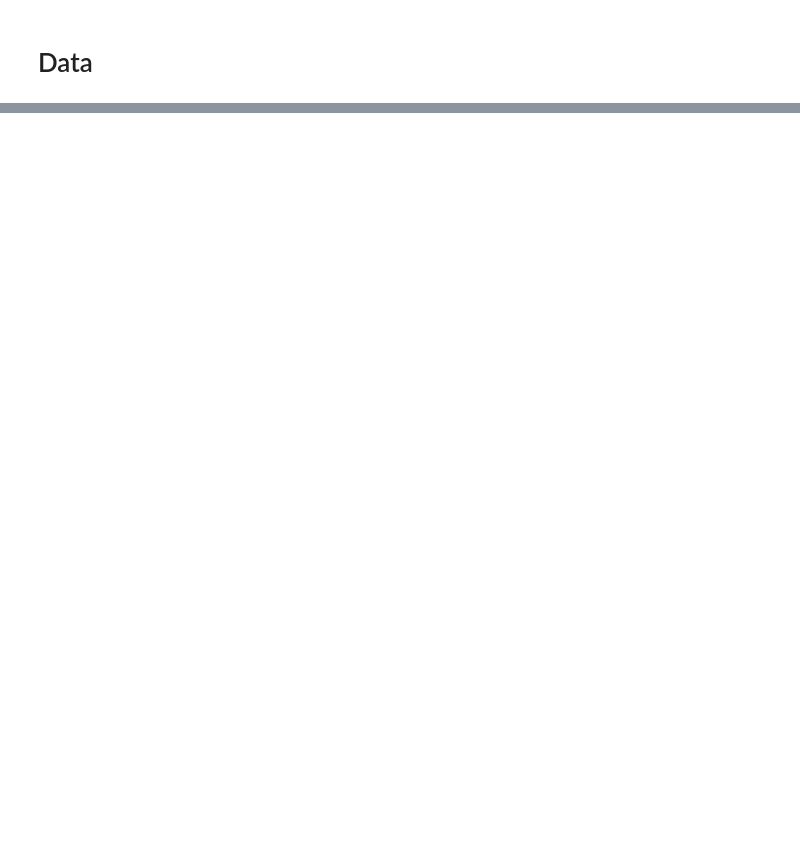
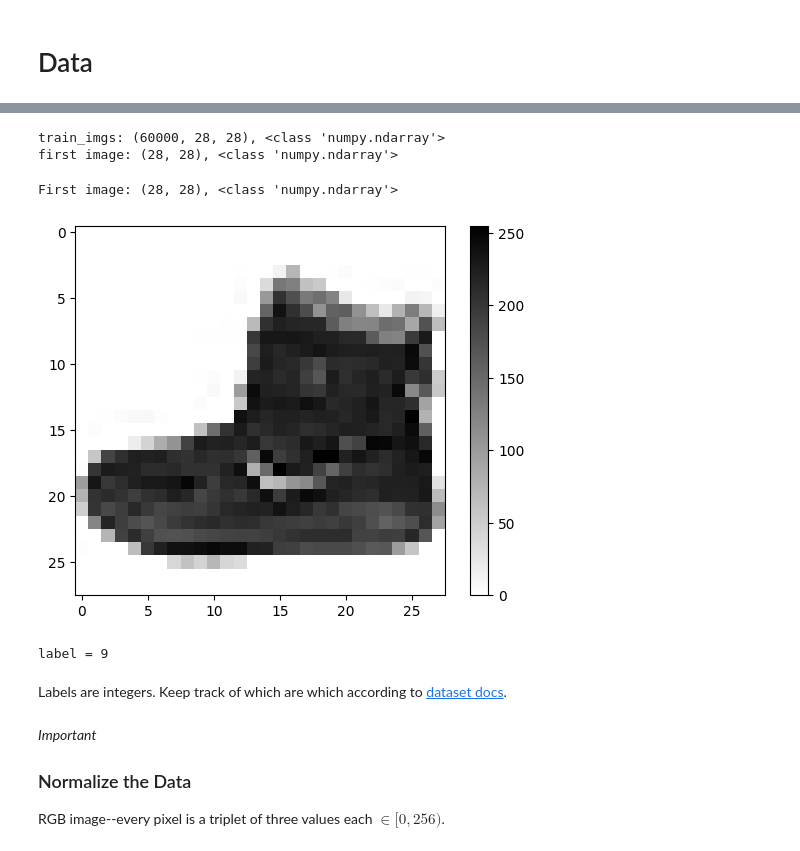
Before and after one commit to WeiXie03/coursera-deep-learning-specialization, a Jupyter notebook: C4 - Convolutional Neural Networks/Week 1/conv_fashionMNIST.ipynb, the cells around one changed output, grey strips where cells are left out. Cells and saved outputs as stored; diff of their text form; code cells hidden in the pictures; blank space fills up the shorter version.

Commit message:
Finished data preprocessing, exploration.

```diff
--- a/C4 - Convolutional Neural Networks/Week 1/conv_fashionMNIST.ipynb
+++ b/C4 - Convolutional Neural Networks/Week 1/conv_fashionMNIST.ipynb
@@ -15,2 +15,6 @@ ModuleNotFoundError: No module named 'tensorflow'
 # %% [markdown]
 # Data
+# %%
+fashion_mnist = tf.keras.datasets.fashion_mnist
+
+(train_imgs, train_labels), (test_imgs, test_labels) = fashion_mnist.load_data()
@@ -16,0 +30,21 @@ ModuleNotFoundError: No module named 'tensorflow'
+# %%
+print(f"train_imgs: {train_imgs.shape}, {type(train_imgs)}")
+# %% [output]
+train_imgs: (60000, 28, 28), <class 'numpy.ndarray'>
+first image: (28, 28), <class 'numpy.ndarray'>
+# %%
+print(f"First image: {train_imgs[0].shape}, {type(train_imgs[0])}")
+
+plt.figure()
+plt.imshow(train_imgs[0], cmap="binary")
+plt.colorbar()
+plt.grid(False)
+plt.show()
+
+print(f"label = {train_labels[0]}")
+# %% [output]
+First image: (28, 28), <class 'numpy.ndarray'>
+[figure, added]
+label = 9
+# %% [markdown]
+Labels are integers. Keep track of which are which according to [dataset docs](https://www.tensorflow.org/api_docs/python/tf/keras/datasets/fashion_mnist/load_data#the_classes_are).
@@ -16,0 +54,4 @@ ModuleNotFoundError: No module named 'tensorflow'
+# %% [markdown]
+_Important_
+### Normalize the Data
+RGB image--every pixel is a triplet of three values each $\in [0, 256)$.
```
Also changed, not shown: parts of 6 cells of this notebook.
